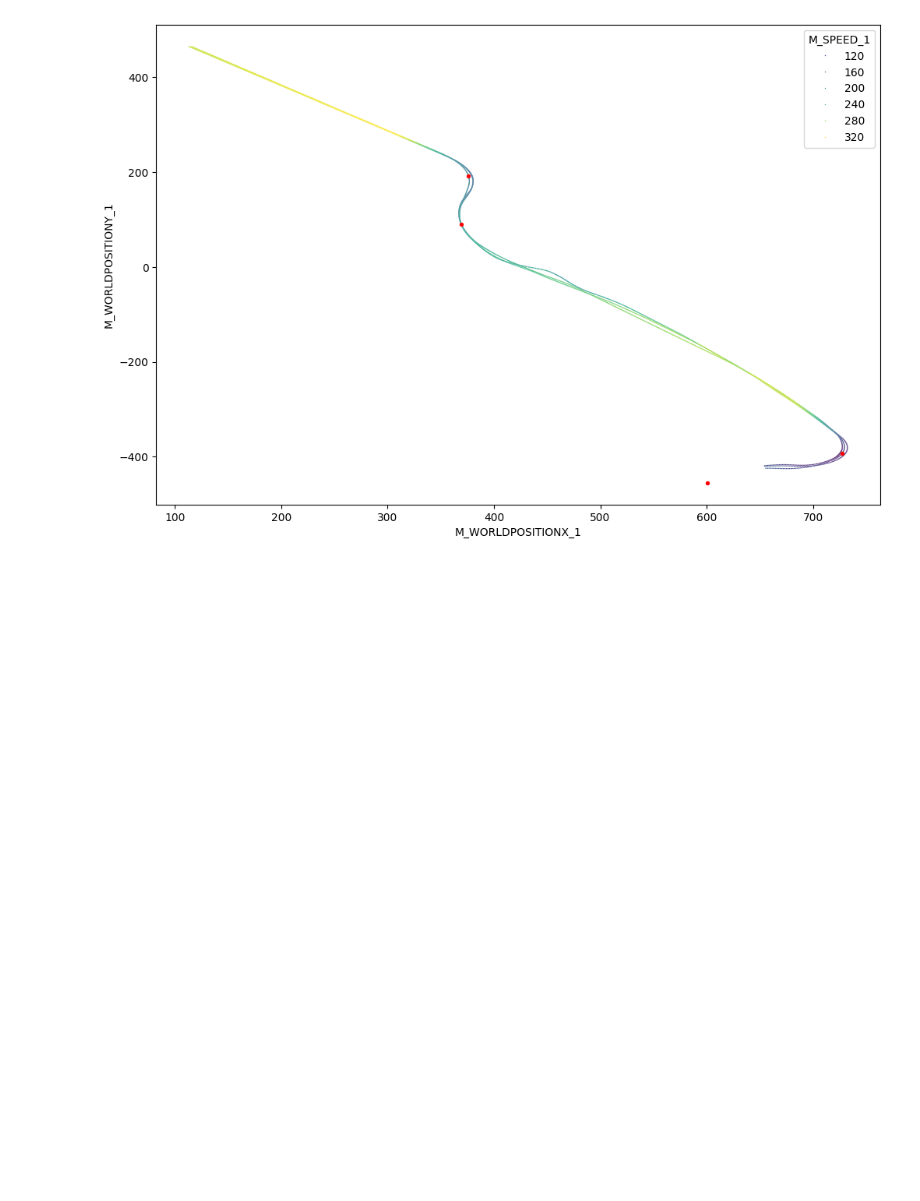
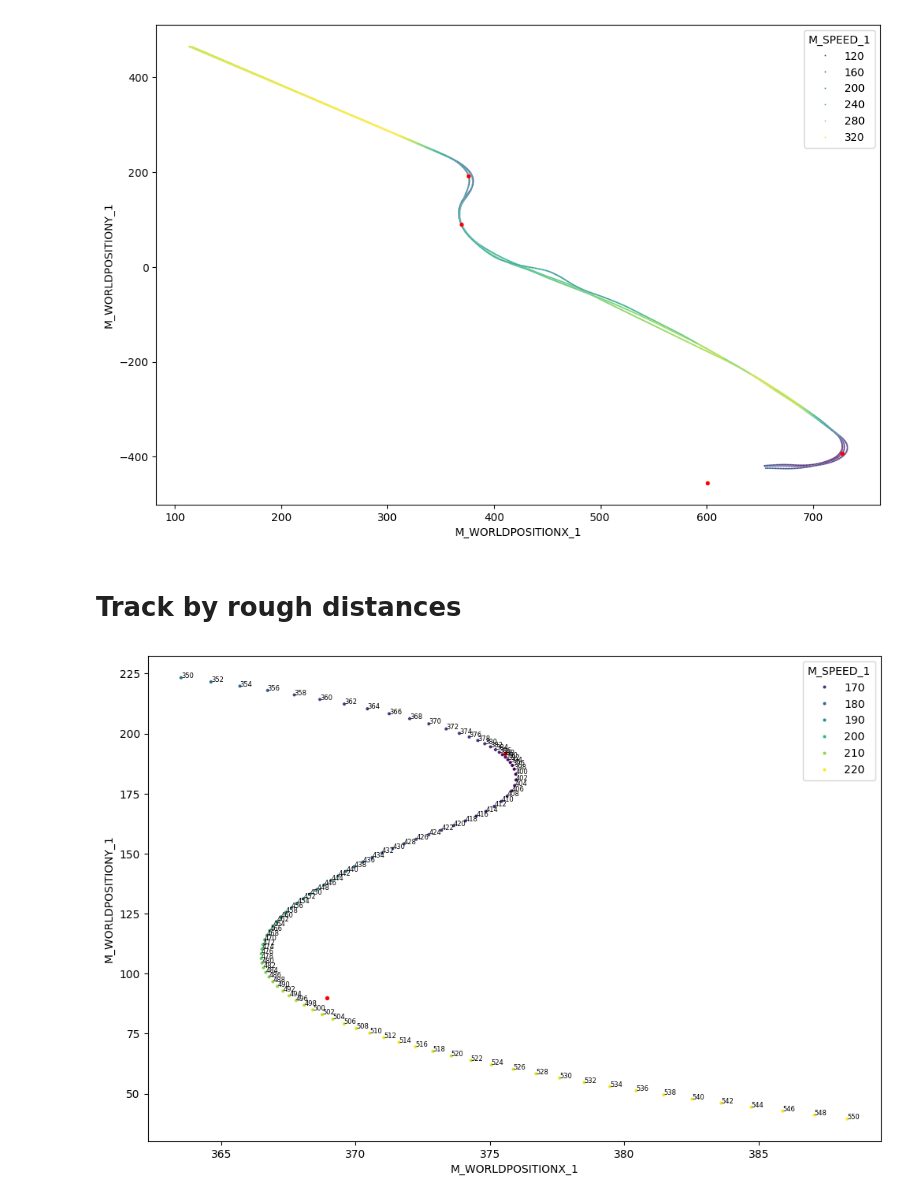
Before and after one commit to Samukat/Data3001G2, a Jupyter notebook: Track.ipynb, the cells around one changed output. Drawn from its saved outputs; the diff is of its cells as text; code cells hidden in the pictures; blank space fills up the shorter version.

```diff
--- a/Track.ipynb
+++ b/Track.ipynb
@@ -56,3 +115,3 @@ data = pd.read_csv('data/UNSW F12024.csv')
 # %%
-run_data = data[(data['M_TRACKID'] == 0) & (data['M_LAPDISTANCE_1'] <= 1200)]
+run_data = track0_data[track0_data['M_LAPDISTANCE_1'] <= 1200]
 # %%
@@ -66,6 +123,27 @@ plt.scatter(turns["APEX_X1"][:4], turns["APEX_Y1"][:4], color="red", s=8, label=
 plt.show()
 # %% [output]
 [figure]
+# %% [markdown]
+# Track by rough distances
+# %%
+plt.figure(figsize=(12, 8))
+sample = 2
+
+plt_data = run_data[(run_data["M_SESSIONUID"] == run_data.M_SESSIONUID.unique()[2]) & (run_data["M_CURRENTLAPNUM"] == 1) & (
+    run_data['M_LAPDISTANCE_1'] <= 550) & (run_data['M_LAPDISTANCE_1'] >= 350)].sort_values(by=["M_LAPDISTANCE_1"])
+
+sns.scatterplot(data=plt_data.iloc[::sample], x=x_col,
+                y=y_col, hue=color_col, palette="viridis", s=10)
+
+for row in plt_data.iloc[::sample].itertuples():
+    plt.text(getattr(row, x_col), getattr(row, y_col), str(
+        getattr(row, "M_LAPDISTANCE_1")), fontsize=6)
+
+plt.scatter(turns["APEX_X1"][:2], turns["APEX_Y1"]
+            [:2], color="red", s=8, label="Apex")
+plt.show()
+# %% [output]
+[figure, added]
 # %%
 lap_1_data = run_data[run_data["M_CURRENTLAPNUM"] == 1]
 lap_n_data = run_data[run_data["M_CURRENTLAPNUM"] > 1]
```
Also changed, not shown: parts of 22 cells of this notebook, 2 other files.
